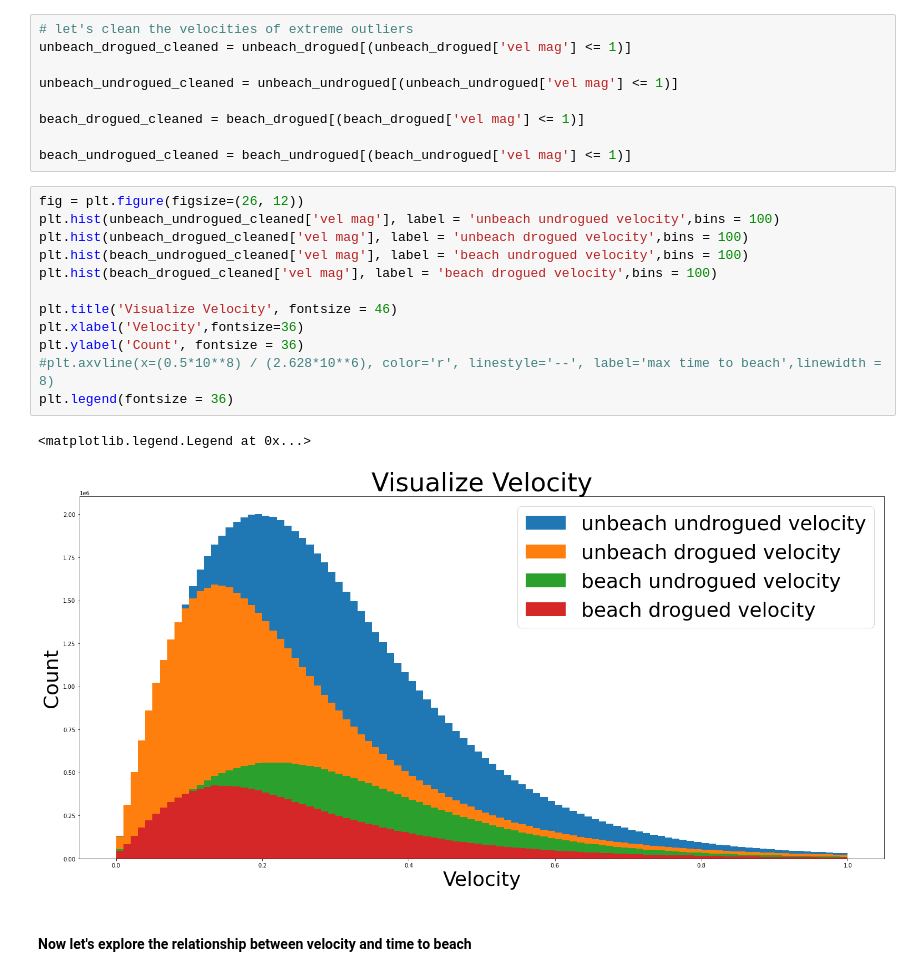
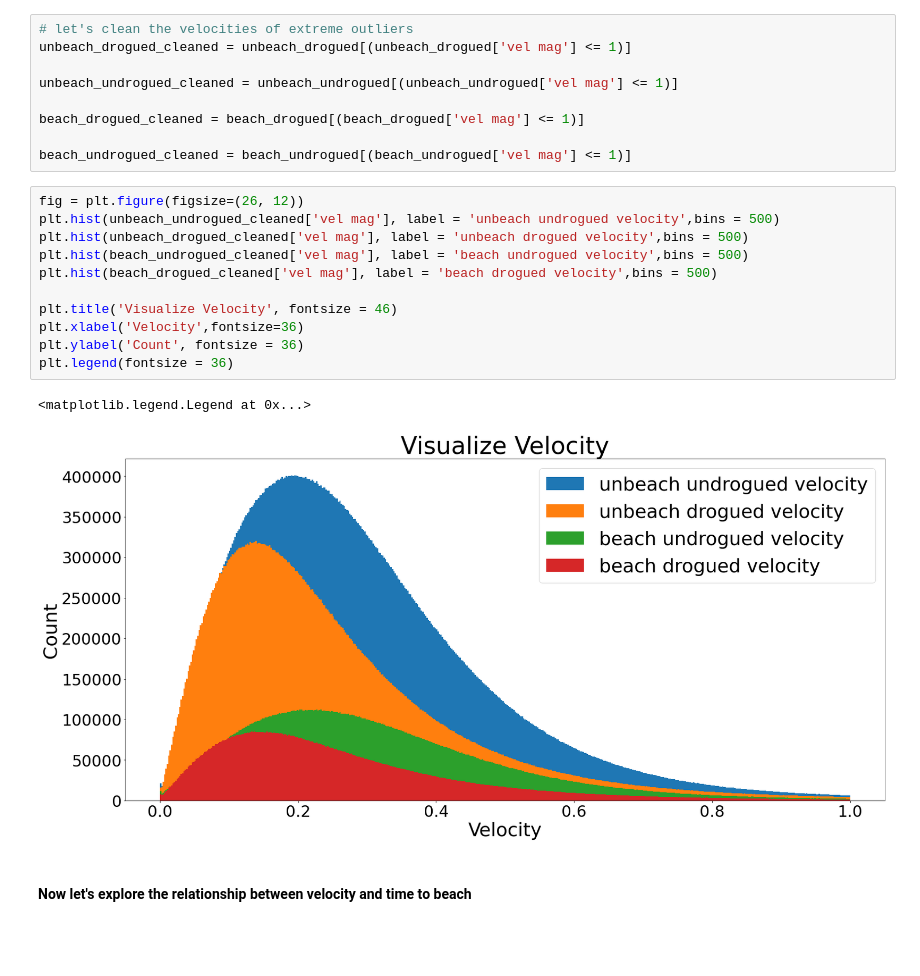
Before and after one commit to GHOpenonic/global-drifter-program, a Jupyter notebook: time to beaching relationships.ipynb, the cells around one changed output. Drawn from its saved outputs; the diff is of its cells as text; blank space fills up the shorter version.

```diff
--- a/time to beaching relationships.ipynb
+++ b/time to beaching relationships.ipynb
@@ -273,19 +309,18 @@ beach_drogued_cleaned = beach_drogued[(beach_drogued['vel mag'] <= 1)]
 beach_undrogued_cleaned = beach_undrogued[(beach_undrogued['vel mag'] <= 1)]
 # %%
 fig = plt.figure(figsize=(26, 12))
-plt.hist(unbeach_undrogued_cleaned['vel mag'], label = 'unbeach undrogued velocity',bins = 100)
-plt.hist(unbeach_drogued_cleaned['vel mag'], label = 'unbeach drogued velocity',bins = 100)
-plt.hist(beach_undrogued_cleaned['vel mag'], label = 'beach undrogued velocity',bins = 100)
-plt.hist(beach_drogued_cleaned['vel mag'], label = 'beach drogued velocity',bins = 100)
+plt.hist(unbeach_undrogued_cleaned['vel mag'], label = 'unbeach undrogued velocity',bins = 500)
+plt.hist(unbeach_drogued_cleaned['vel mag'], label = 'unbeach drogued velocity',bins = 500)
+plt.hist(beach_undrogued_cleaned['vel mag'], label = 'beach undrogued velocity',bins = 500)
+plt.hist(beach_drogued_cleaned['vel mag'], label = 'beach drogued velocity',bins = 500)
 
 plt.title('Visualize Velocity', fontsize = 46)
 plt.xlabel('Velocity',fontsize=36)
 plt.ylabel('Count', fontsize = 36)
-#plt.axvline(x=(0.5*10**8) / (2.628*10**6), color='r', linestyle='--', label='max time to beach',linewidth = 8)
 plt.legend(fontsize = 36)
 # %% [output]
 <matplotlib.legend.Legend at 0x...>
-[figure, old version]
+[figure, new version]
 # %% [markdown]
 #### Now let's explore the relationship between velocity and time to beach
 # %%
```
Also changed, not shown: parts of 4 cells of this notebook.
